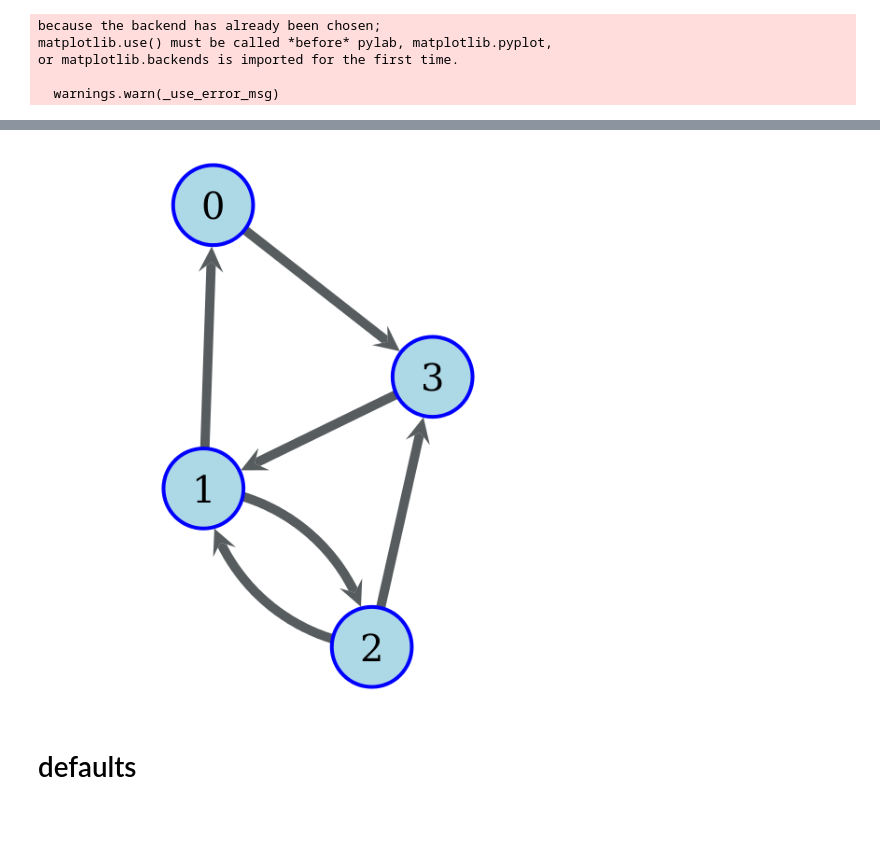
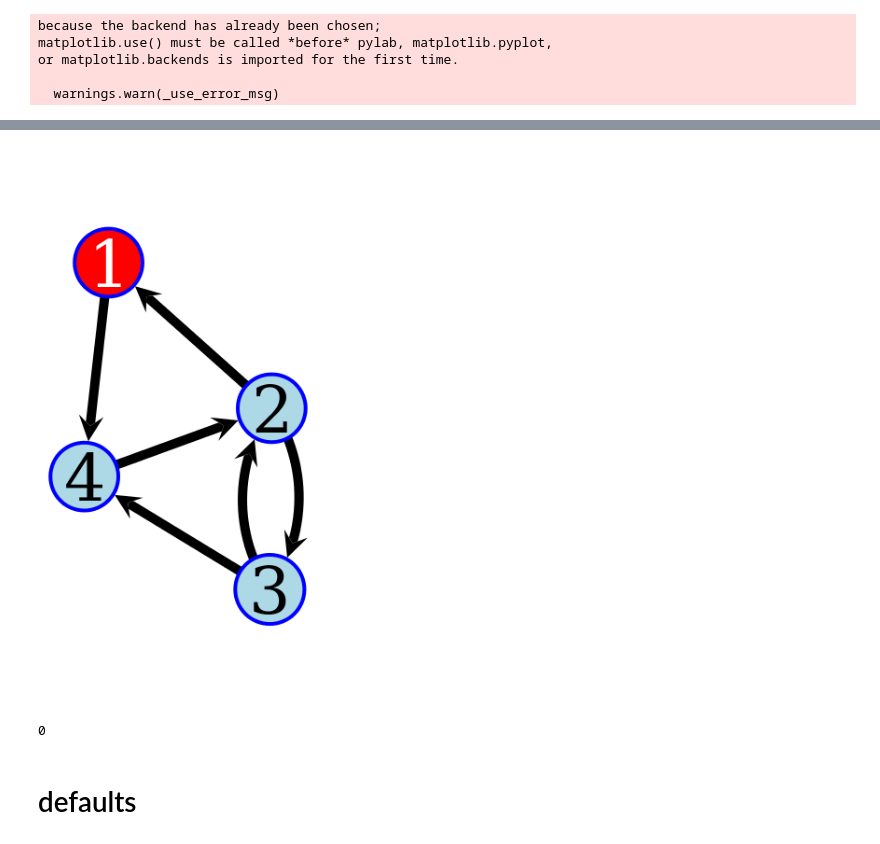
Before and after one commit to floriangeigl/RandomSurfers, a Jupyter notebook: bias_vs_link_insertion/edu_example.ipynb, the cells around one changed output, grey strips where cells are left out. Cells and saved outputs as stored; diff of their text form; code cells hidden in the pictures.

```diff
--- a/bias_vs_link_insertion/edu_example.ipynb
+++ b/bias_vs_link_insertion/edu_example.ipynb
@@ -31,7 +31,9 @@ import tools.mpl_tools as plt_tools
 matplotlib.rcParams.update({'font.size': 25})
 matplotlib.rcParams['xtick.major.pad'] *= 2
 matplotlib.rcParams['ytick.major.pad'] *= 2
-import pprint
+from matplotlib.colors import ColorConverter
+
+color_conv = ColorConverter()
 # %% [output]
 append /home/fgeigl/
 because the backend has already been chosen;
@@ -84,10 +86,36 @@ g.add_edge(2, 3)
 g.add_edge(3, 1)
 g.add_edge(1, 2)
 g.add_edge(2, 1)
+target_nodes = [0]
 
 label_names = g.new_vertex_property('string')
+v_colors = g.new_vertex_property('vector<float>')
 for v in g.vertices():
-    label_names[v] = str(v)
-graph_draw(g, vertex_text=label_names, vertex_font_size= 40, vertex_pen_width=4, vertex_color='blue', vertex_fill_color='lightblue', edge_pen_width=10, C=0.01, output='toy_graph.pdf')
-target_nodes = [0]
+    label_names[v] = str(int(v) +1)
+    if int(v) in target_nodes:
+        c_name = 'red'
+    else:
+        c_name = 'lightblue'
+    v_colors[v] = color_conv.to_rgba(c_name)
+
+def_e_color = [0., 0., 0., 1]
+def_e_width = 10
+edge_color = g.new_edge_property('vector<float>')
+edge_width = g.new_edge_property('float')
+for e in g.edges():
+    edge_color[e] = def_e_color
+    edge_width[e] = def_e_width
+
+pos = g.new_vertex_property('vector<float>')
+out_size = (300, 600)
+pos.set_2d_array(np.array(np.matrix([[0,-1],[-1,0],[1,0],[0,1]])).T)
+
+#pin = g.new_vertex_property('bool')
+#pin.a[0] = 1
+#pin.a[2] = 1
+print(pos.get_2d_array)
+pos = sfdp_layout(g, C=4, pos=pos)
+out_fn = 'toy_graph.pdf'
+graph_draw(g, vertex_text=label_names, vertex_font_size= 70, edge_color=edge_color, edge_pen_width=edge_width, vertex_pen_width=4, vertex_color='blue', vertex_fill_color=v_colors, pos=pos, output=out_fn, output_size=out_size)
+os.system('pdfcrop ' + out_fn + ' ' + out_fn)
 # %% [output]
@@ -94,4 +123,5 @@ target_nodes = [0]
-[figure, old version]
+[figure, new version]
+0
 # %% [markdown]
 # defaults
 # %%
```
Also changed, not shown: parts of 4 cells of this notebook, 10 other files.
